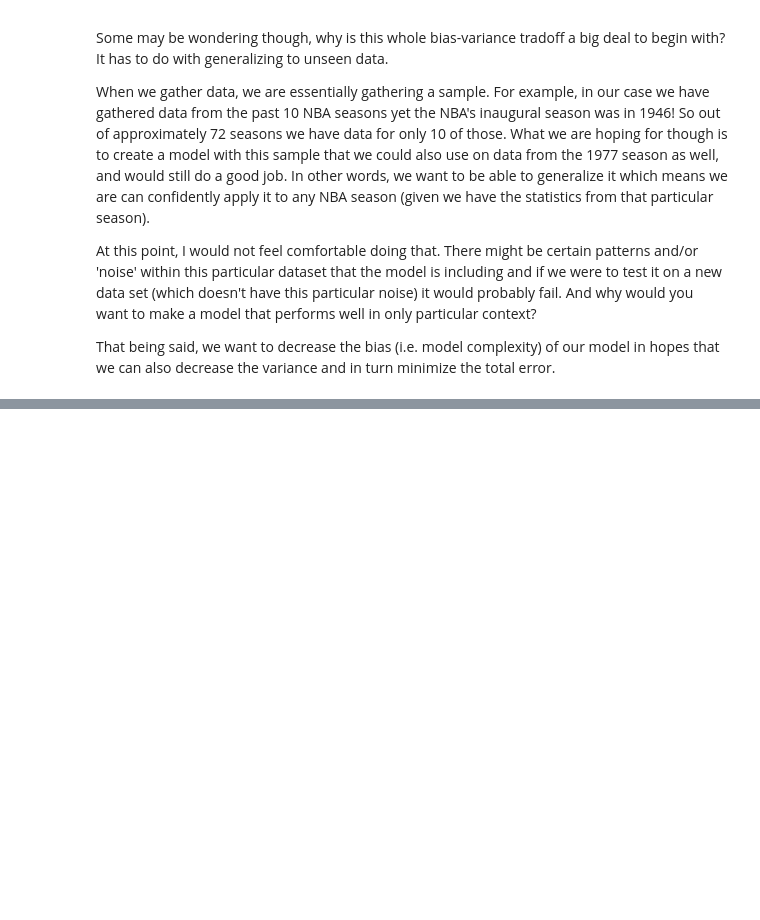
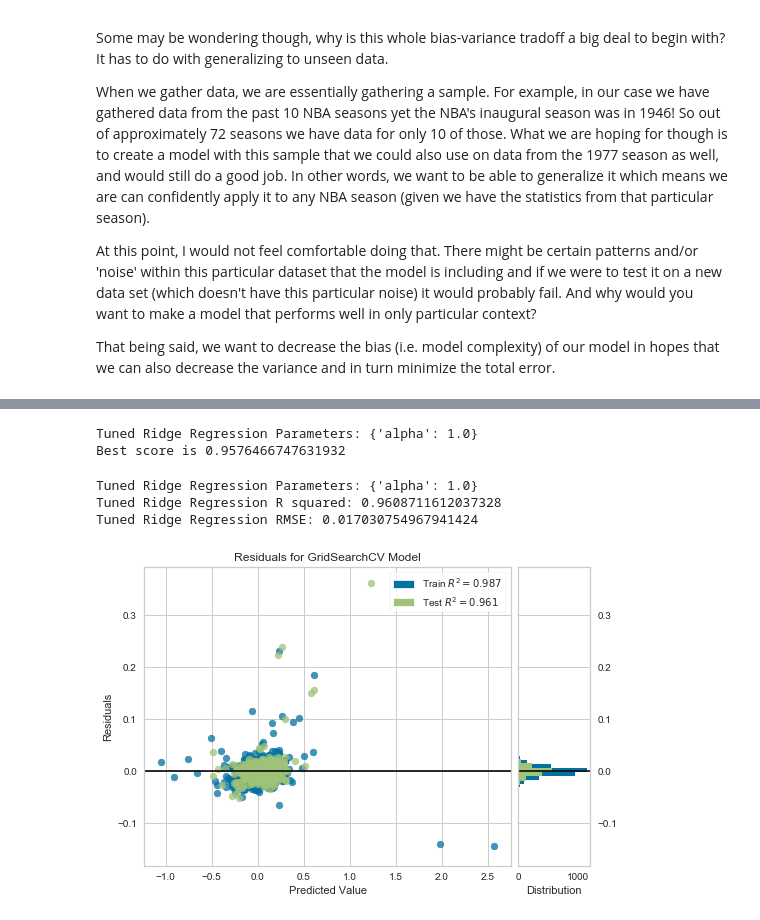
Before and after one commit to earny-joe/Springboard-DS-Portfolio, a Jupyter notebook: capstone_1/basketball/Individual_Player_Stats/winshares-ML.ipynb, the cells around one changed output, grey strips where cells are left out. Saved outputs shown, nothing was run; the diff lists cells and outputs as text; code cells hidden in the pictures; blank space fills up the shorter version.

```diff
--- a/capstone_1/basketball/Individual_Player_Stats/winshares-ML.ipynb
+++ b/capstone_1/basketball/Individual_Player_Stats/winshares-ML.ipynb
@@ -355,0 +274,12 @@ strong multicollinearity or other numerical problems.
+# %%
+# Setup the hyperparameter grid
+alpha_space = np.logspace(-4, 0, 50)
+param_grid = {'alpha': alpha_space}
+# %%
+# Create a ridge regressor: ridge
+ridge = Ridge()
+# %%
+ridge_cv = GridSearchCV(ridge, param_grid, cv=5)
+# %%
+# fit the model
+ridge_cv.fit(X_train, y_train)
@@ -355,0 +298,7 @@ strong multicollinearity or other numerical problems.
+# %%
+# Print the tuned parameters and score
+print("Tuned Ridge Regression Parameters: {}".format(ridge_cv.best_params_))
+print("Best score is {}".format(ridge_cv.best_score_))
+# %% [output]
+Tuned Ridge Regression Parameters: {'alpha': 1.0}
+Best score is 0.9576466747631932
@@ -355,0 +310,18 @@ strong multicollinearity or other numerical problems.
+# %%
+print("Tuned Ridge Regression Parameters: {}".format(ridge_cv.best_params_))
+print("Tuned Ridge Regression R squared: {}".format(r2))
+print("Tuned Ridge Regression RMSE: {}".format(rmse))
+# %% [output]
+Tuned Ridge Regression Parameters: {'alpha': 1.0}
+Tuned Ridge Regression R squared: 0.9608711612037328
+Tuned Ridge Regression RMSE: 0.017030754967941424
+# %%
+from yellowbrick.regressor import ResidualsPlot
+
+visualizer = ResidualsPlot(ridge_cv)
+
+visualizer.fit(X_train, y_train)  # Fit the training data to the model
+visualizer.score(X_test, y_test)  # Evaluate the model on the test data
+visualizer.poof()                 # Draw/show/poof the data
+# %% [output]
+[figure, added]
```
Also changed, not shown: parts of 24 cells of this notebook, 1 other file.
